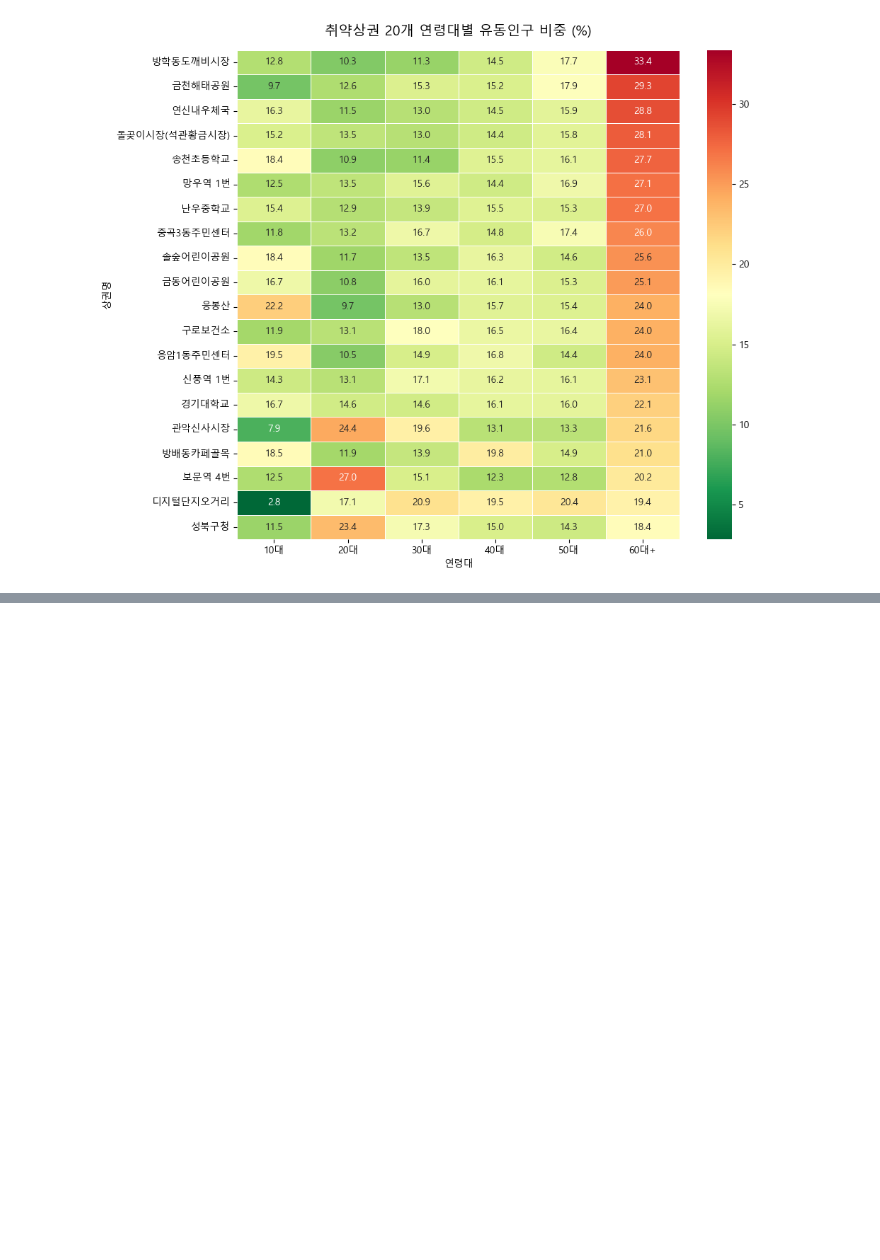
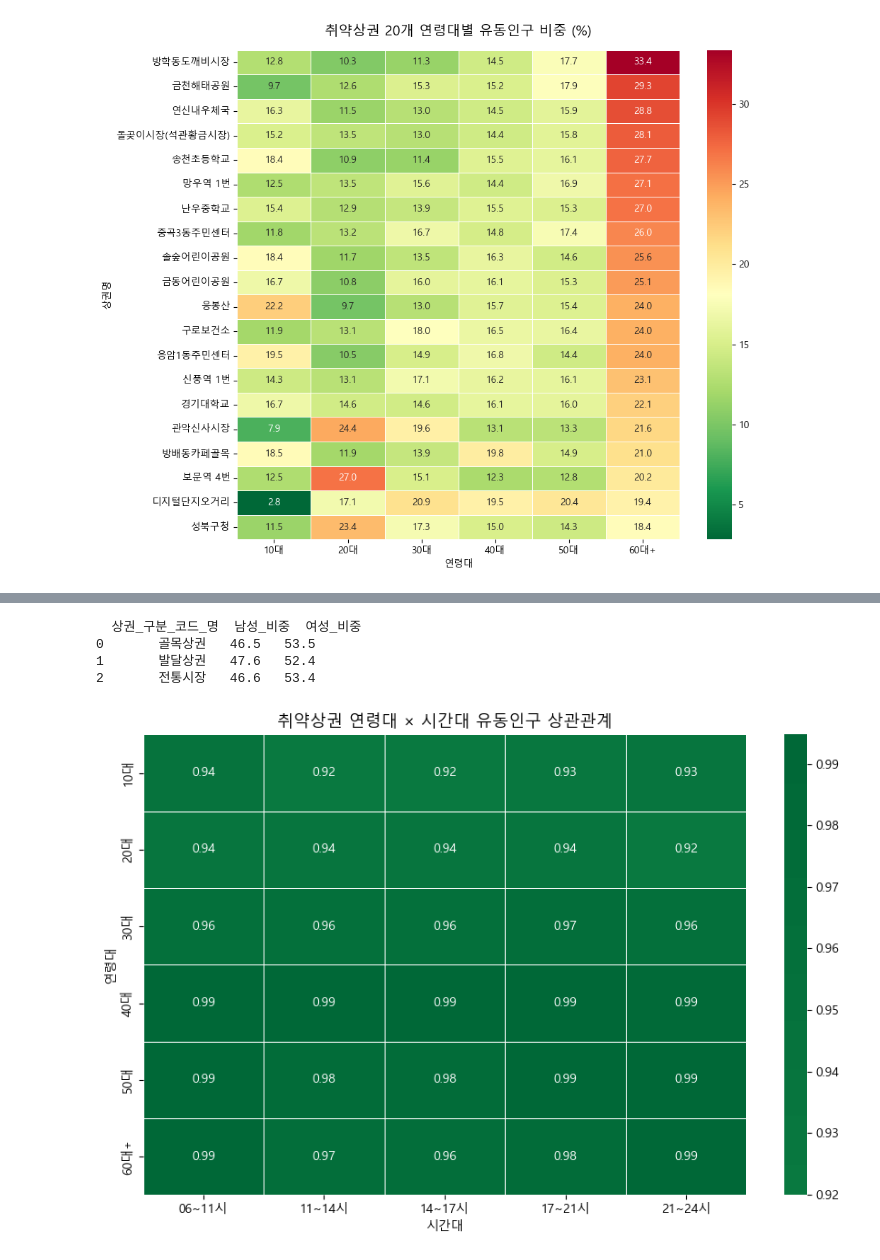
Before and after one commit to sonjiwoo-creator/seouldf, a Jupyter notebook: notebooks/nagyung_연령대분석.ipynb, the cells around one changed output, grey strips where cells are left out. Cells and saved outputs as stored; diff of their text form; code cells hidden in the pictures; blank space fills up the shorter version.

```diff
--- a/notebooks/nagyung_연령대분석.ipynb
+++ b/notebooks/nagyung_연령대분석.ipynb
@@ -236,0 +441,73 @@ plt.show()
+# %%
+# 성별 컬럼
+성별_컬럼 = ['남성_유동인구_수', '여성_유동인구_수']
+
+# 취약상권 성별 비중 계산
+df_성별 = (df_취약_인구
+           .groupby('상권_구분_코드_명')[성별_컬럼]
+           .mean()
+           .reset_index())
+
+# 비중(%) 계산
+df_성별['합계'] = df_성별[성별_컬럼].sum(axis=1)
+df_성별['남성_비중'] = (df_성별['남성_유동인구_수'] / df_성별['합계'] * 100).round(1)
+df_성별['여성_비중'] = (df_성별['여성_유동인구_수'] / df_성별['합계'] * 100).round(1)
+
+print(df_성별[['상권_구분_코드_명', '남성_비중', '여성_비중']])
+# %% [output]
+  상권_구분_코드_명  남성_비중  여성_비중
+0       골목상권   46.5   53.5
+1       발달상권   47.6   52.4
+2       전통시장   46.6   53.4
+# %%
+# 연령대 × 시간대 교차분석 (취약상권 한정)
+# 00~06시 제외
+
+연령대_컬럼 = [
+    '연령대_10_유동인구_수',
+    '연령대_20_유동인구_수',
+    '연령대_30_유동인구_수',
+    '연령대_40_유동인구_수',
+    '연령대_50_유동인구_수',
+    '연령대_60_이상_유동인구_수'
+]
+
+시간대_컬럼_필터 = [
+    '시간대_06_11_유동인구_수',
+    '시간대_11_14_유동인구_수',
+    '시간대_14_17_유동인구_수',
+    '시간대_17_21_유동인구_수',
+    '시간대_21_24_유동인구_수'
+]
+
+# 연령대별 × 시간대별 상관관계 계산
+df_교차 = df_취약_인구[연령대_컬럼 + 시간대_컬럼_필터]
+
+# 상관관계 행렬
+corr = df_교차.corr().loc[연령대_컬럼, 시간대_컬럼_필터]
+
+# 컬럼명 간결하게
+corr.index = ['10대', '20대', '30대', '40대', '50대', '60대+']
+corr.columns = ['06~11시', '11~14시', '14~17시', '17~21시', '21~24시']
+
+# 히트맵 시각화
+fig, ax = plt.subplots(figsize=(9, 6))
+
+sns.heatmap(
+    corr,
+    annot=True,
+    fmt='.2f',
+    cmap='RdYlGn',
+    center=0,
+    linewidths=0.5,
+    ax=ax
+)
+
+ax.set_title('취약상권 연령대 × 시간대 유동인구 상관관계', fontsize=13)
+ax.set_xlabel('시간대')
+ax.set_ylabel('연령대')
+
+plt.tight_layout()
+plt.show()
+# %% [output]
+[figure, added]
```
Also changed, not shown: parts of 5 cells of this notebook, 1 other file.
